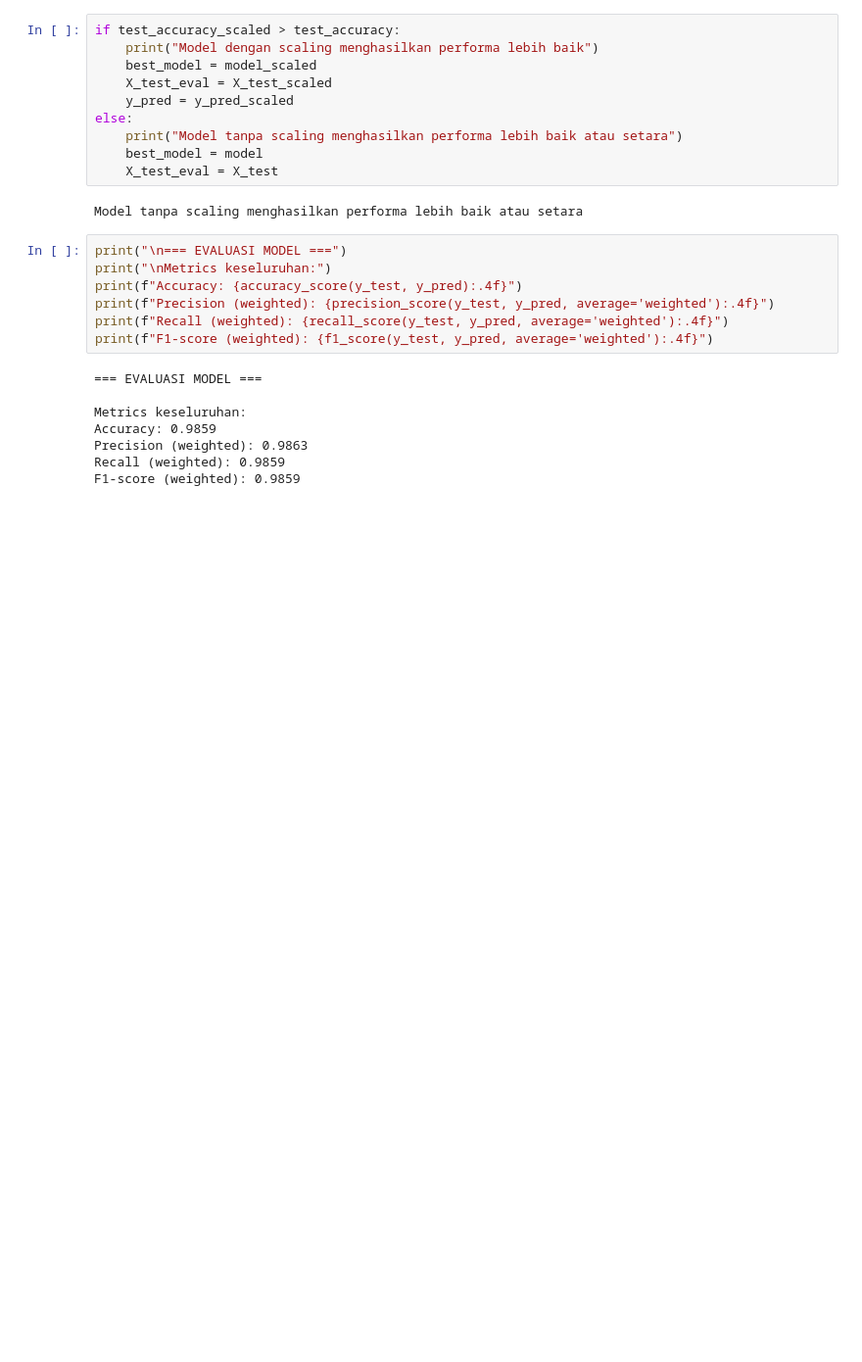
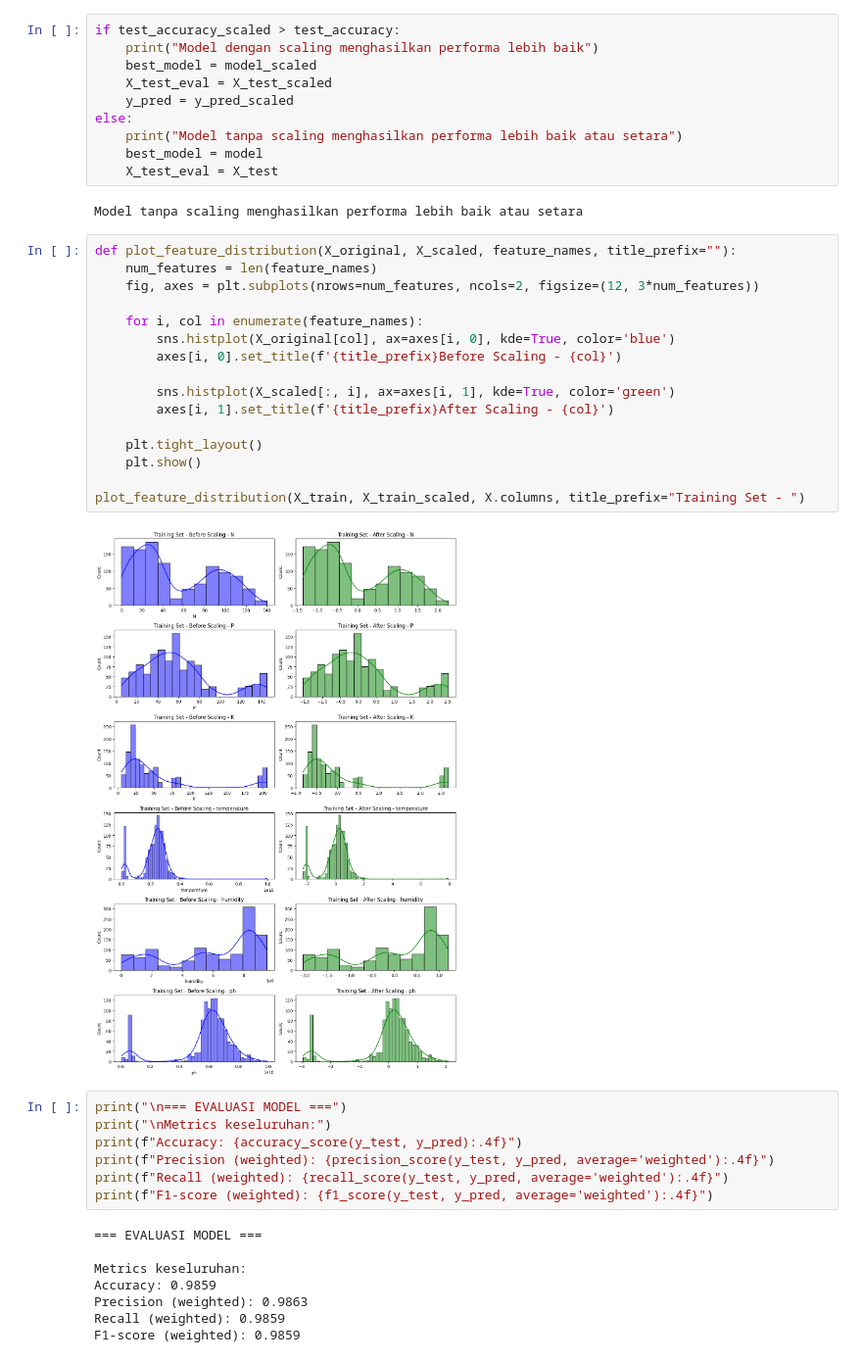
Before and after one commit to Aimannawal/Machine_Learning_Tanaman, a Jupyter notebook: Ml_tanaman.ipynb, the cells around one changed output. Shown: that part at 98% size. Cells and saved outputs as stored; diff of their text form; blank space fills up the shorter version.

```diff
--- a/Ml_tanaman.ipynb
+++ b/Ml_tanaman.ipynb
@@ -249,6 +249,24 @@ else:
     X_test_eval = X_test
 # %% [output]
 Model tanpa scaling menghasilkan performa lebih baik atau setara
+# %%
+def plot_feature_distribution(X_original, X_scaled, feature_names, title_prefix=""):
+    num_features = len(feature_names)
+    fig, axes = plt.subplots(nrows=num_features, ncols=2, figsize=(12, 3*num_features))
+
+    for i, col in enumerate(feature_names):
+        sns.histplot(X_original[col], ax=axes[i, 0], kde=True, color='blue')
+        axes[i, 0].set_title(f'{title_prefix}Before Scaling - {col}')
+
+        sns.histplot(X_scaled[:, i], ax=axes[i, 1], kde=True, color='green')
+        axes[i, 1].set_title(f'{title_prefix}After Scaling - {col}')
+
+    plt.tight_layout()
+    plt.show()
+
+plot_feature_distribution(X_train, X_train_scaled, X.columns, title_prefix="Training Set - ")
+# %% [output]
+[figure, added]
 # %%
 print("\n=== EVALUASI MODEL ===")
 print("\nMetrics keseluruhan:")
```
Also changed, not shown: 2 other files.
